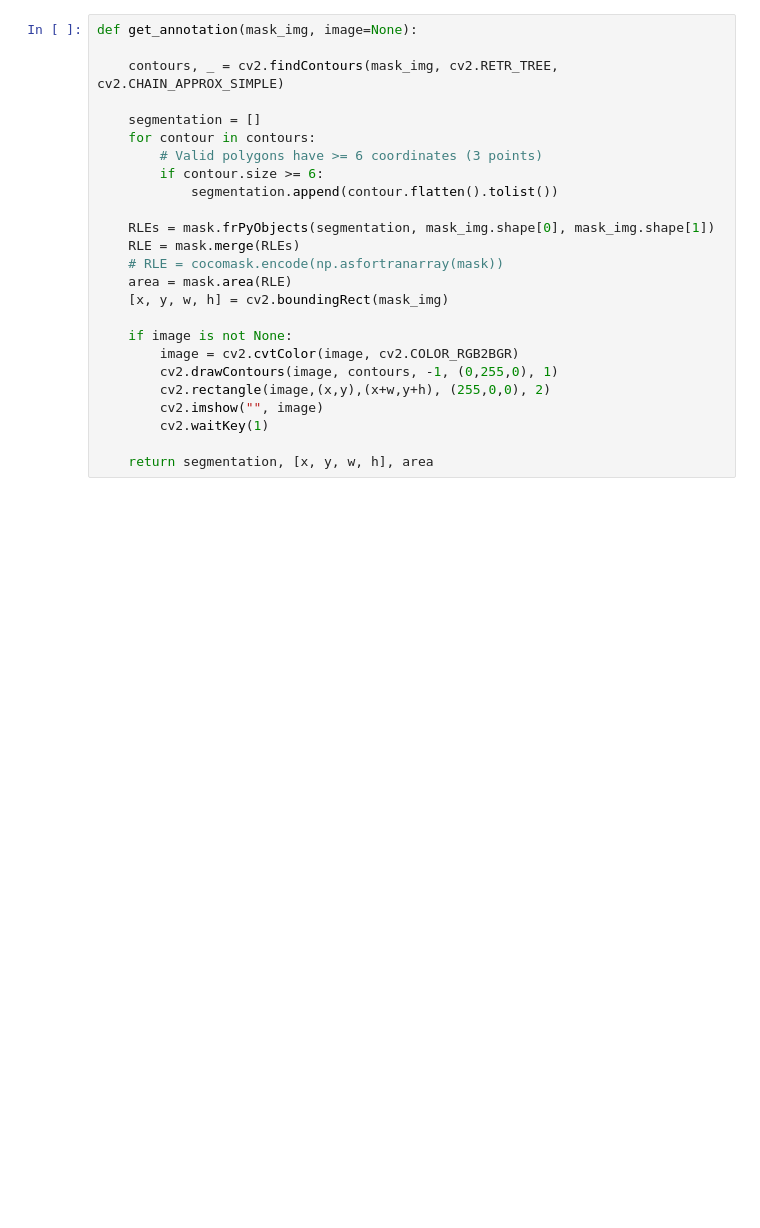
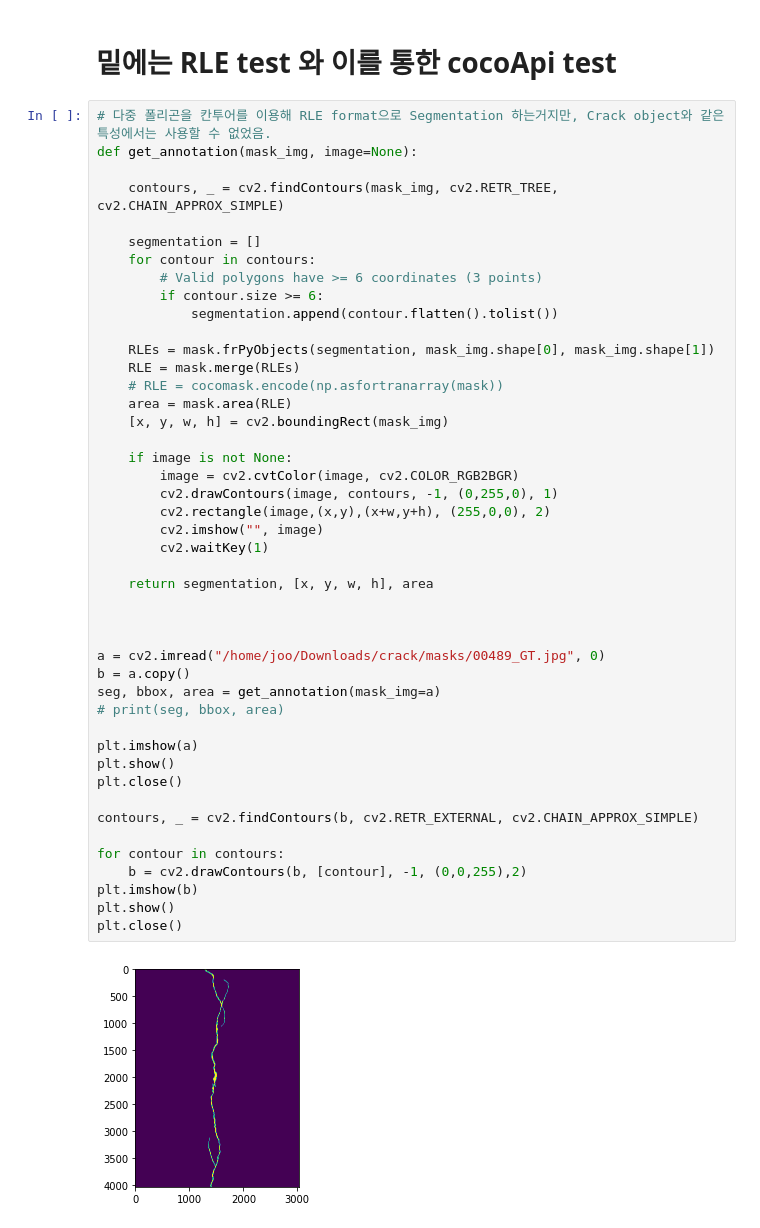
Before and after one commit to david95j2/my_utils, a Jupyter notebook: src/data/image_to_json.ipynb, the cells around one changed output. Drawn from its saved outputs; the diff is of its cells as text; blank space fills up the shorter version.

```diff
--- a/src/data/image_to_json.ipynb
+++ b/src/data/image_to_json.ipynb
@@ -111,25 +103,49 @@ for index, file in enumerate(target):
+# %% [markdown]
+# 밑에는 RLE test 와 이를 통한 cocoApi test
 # %%
+# 다중 폴리곤을 칸투어를 이용해 RLE format으로 Segmentation 하는거지만, Crack object와 같은 특성에서는 사용할 수 없었음.
 def get_annotation(mask_img, image=None):
 
     contours, _ = cv2.findContours(mask_img, cv2.RETR_TREE, cv2.CHAIN_APPROX_SIMPLE)
 
     segmentation = []
     for contour in contours:
         # Valid polygons have >= 6 coordinates (3 points)
         if contour.size >= 6:
             segmentation.append(contour.flatten().tolist())
 
     RLEs = mask.frPyObjects(segmentation, mask_img.shape[0], mask_img.shape[1])
     RLE = mask.merge(RLEs)
     # RLE = cocomask.encode(np.asfortranarray(mask))
     area = mask.area(RLE)
     [x, y, w, h] = cv2.boundingRect(mask_img)
 
     if image is not None:
         image = cv2.cvtColor(image, cv2.COLOR_RGB2BGR)
         cv2.drawContours(image, contours, -1, (0,255,0), 1)
         cv2.rectangle(image,(x,y),(x+w,y+h), (255,0,0), 2)
         cv2.imshow("", image)
         cv2.waitKey(1)
 
     return segmentation, [x, y, w, h], area
+
+
+
+a = cv2.imread("/home/joo/Downloads/crack/masks/00489_GT.jpg", 0)
+b = a.copy()
+seg, bbox, area = get_annotation(mask_img=a)
+# print(seg, bbox, area)
+
+plt.imshow(a)
+plt.show()
+plt.close()
+
+contours, _ = cv2.findContours(b, cv2.RETR_EXTERNAL, cv2.CHAIN_APPROX_SIMPLE)
+
+for contour in contours:
+    b = cv2.drawContours(b, [contour], -1, (0,0,255),2)
+plt.imshow(b)
+plt.show()
+plt.close()
+# %% [output]
+[figure, added]
```
Also changed, not shown: parts of 18 cells of this notebook, 2 other files.
